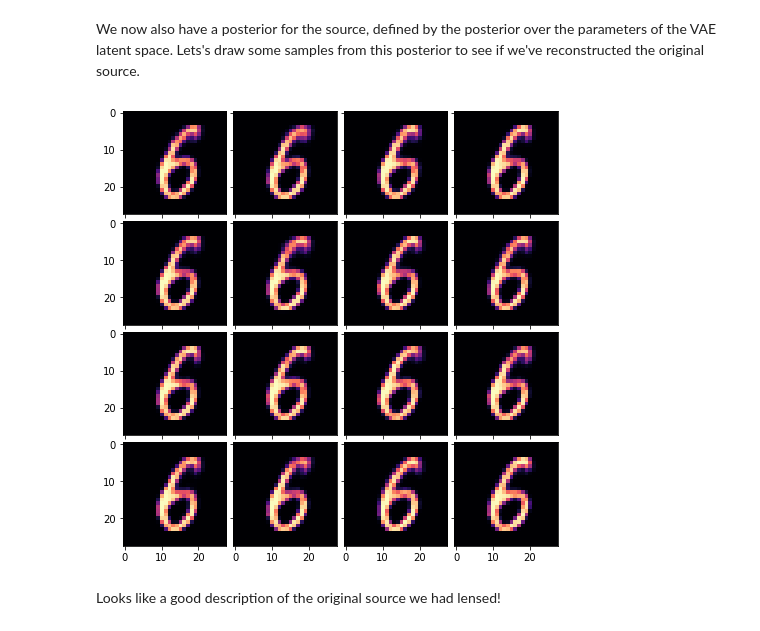
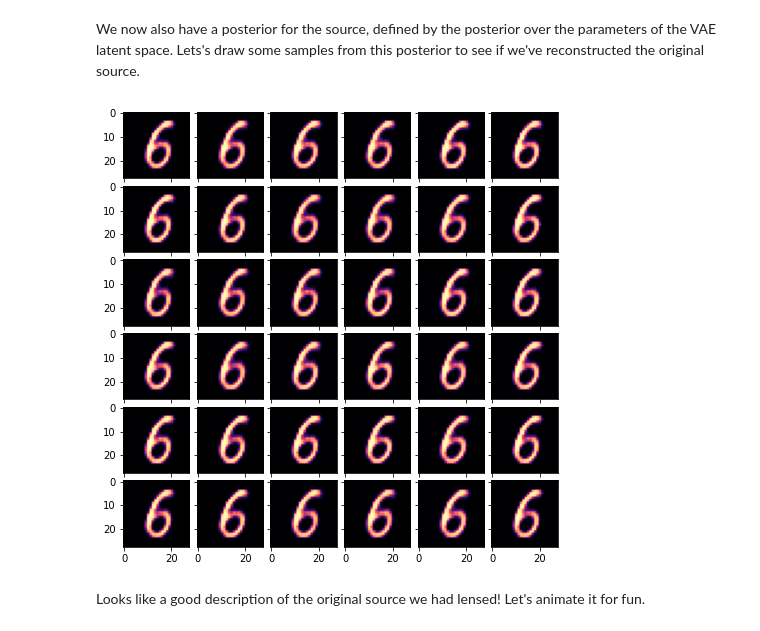
Before and after one commit to smsharma/deep-prob-prog-tutorials, a Jupyter notebook: 02_deep_prob_prog.ipynb, the cells around one changed output. Drawn from its saved outputs; the diff is of its cells as text; code cells hidden in the pictures.

```diff
--- a/02_deep_prob_prog.ipynb
+++ b/02_deep_prob_prog.ipynb
@@ -359,7 +367,7 @@ def lensing_simulator(theta_x_0, theta_y_0, theta_E, q, src_ary):
 
   return lensed_image
 # %%
-n_pad = 14  # Pad the MNIST images so they're more centered
+n_pad = 28  # Pad the MNIST images so they're more centered
 idx_example = 0  # Test set example
 
 src_mnist = np.pad(test_ds[idx_example, :, :, 0], (n_pad, n_pad))
@@ -386,8 +394,9 @@ import tensorflow as tf
 import tensorflow_datasets as tfds
 # %%
 # Hyperparameters
-latents = 128  # Latent dimensionality of VAE bottleneck
-num_epochs = 50
-batch_size = 128
+
+latents = 64  # Latent dimensionality of VAE bottleneck
+num_epochs = 20
+batch_size = 64
 learning_rate = 1e-3
 # %%
@@ -519,6 +555,6 @@ for epoch in range(num_epochs):
 
     metrics, comparison, sample = eval(state.params, test_ds, z, eval_rng)
 
-    print('Eval. epoch: {}, Loss: {:.4f}, MSE: {:.4f}, KL-Div.: {:.4f}'.format(
-      epoch + 1, metrics['loss'], metrics['mse'], metrics['kld']
+    print('Epoch: {}, Loss: {:.4f}, MSE: {:.4f}, KL-Div.: {:.4f}'.format(
+      epoch + 1, metrics['loss'], metrics['reconstruction_loss'], metrics['kld']
     ))
@@ -624,16 +662,16 @@ corner.corner(samples_svi, truths=[0.2, -0.15, 0.5, 0.7], labels=labels);
 # %% [markdown]
 We now also have a posterior for the source, defined by the posterior over the parameters of the VAE latent space. Lets's draw some samples from this posterior to see if we've reconstructed the original source.
 # %%
-samples_svi = guide.sample_posterior(rng_key=jax.random.PRNGKey(0), params=params, sample_shape=(16,))
+samples_svi = guide.sample_posterior(rng_key=jax.random.PRNGKey(0), params=params, sample_shape=(36,))
 src_samples = nn.apply(generate, model_vae())({'params': state.params}, samples_svi['z_latents'])
 # %%
 fig = plt.figure(figsize=(8., 8.))
 
-grid = ImageGrid(fig, 111, nrows_ncols=(4, 4),axes_pad=0.1,)
+grid = ImageGrid(fig, 111, nrows_ncols=(6, 6),axes_pad=0.1,)
 
 for ax, im in zip(grid, src_samples[:, :, :, 0]):
     ax.imshow(im, cmap='magma')
 # %% [output]
-[figure, old version]
+[figure, new version]
 # %% [markdown]
-Looks like a good description of the original source we had lensed!
+Looks like a good description of the original source we had lensed! Let's animate it for fun.
```
Also changed, not shown: parts of 16 cells of this notebook.
